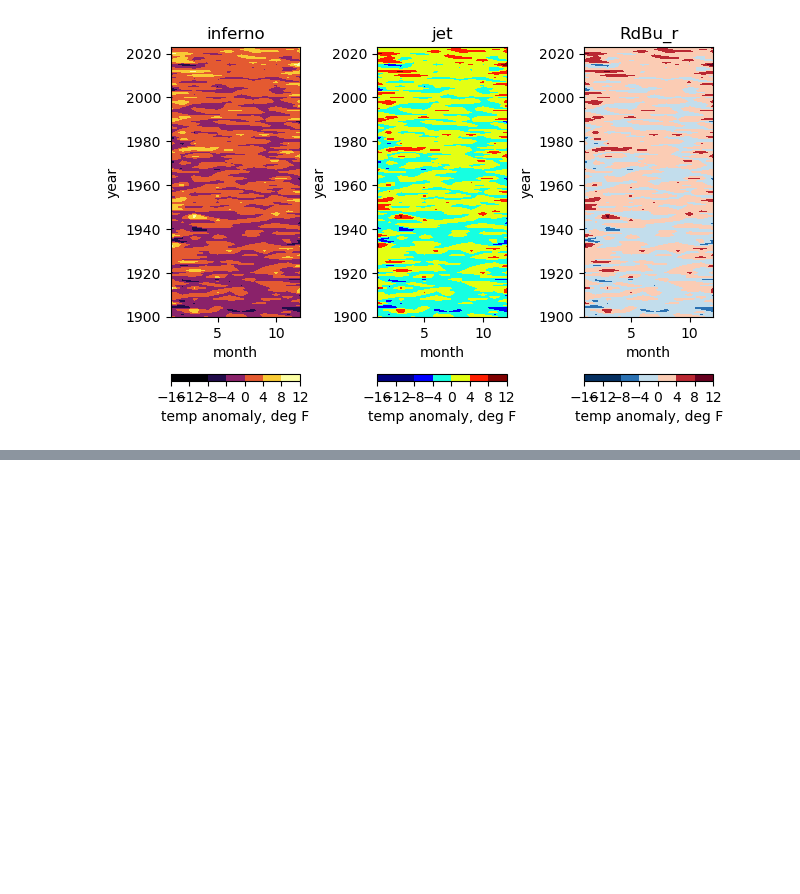
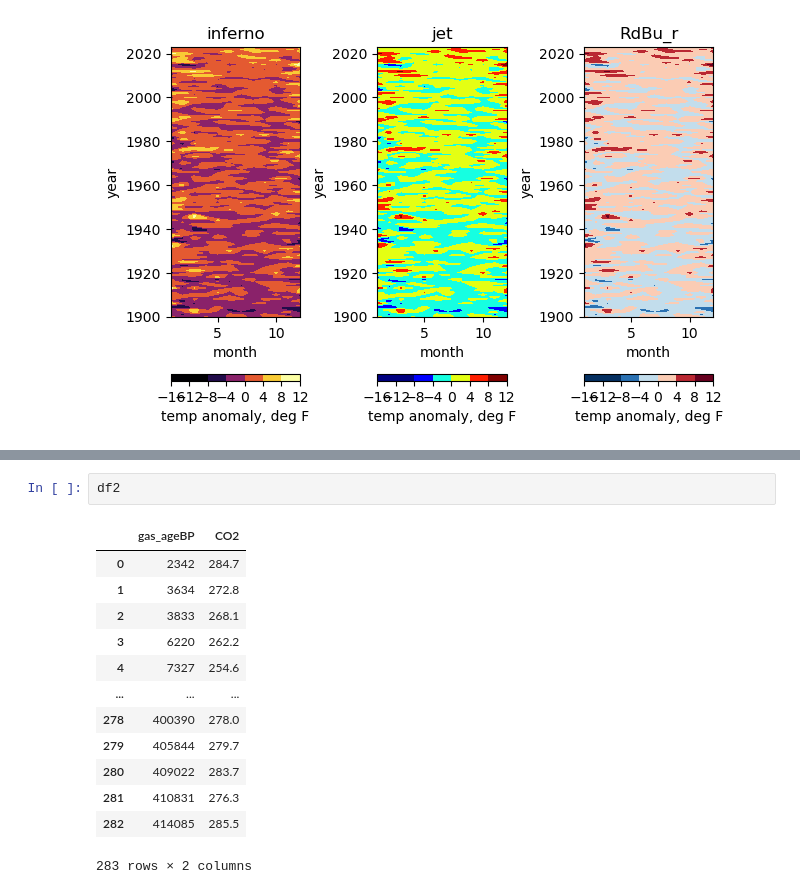
Before and after one commit to takaito1/EAS4821_S2024, a Jupyter notebook: scripts/advanced_matplotlib.ipynb, the cells around one changed output, grey strips where cells are left out. Cells and saved outputs as stored; diff of their text form; blank space fills up the shorter version.

```diff
--- a/scripts/advanced_matplotlib.ipynb
+++ b/scripts/advanced_matplotlib.ipynb
@@ -234,0 +264,16 @@ plt.savefig('temp_anomaly_3cmaps.pdf', bbox_inches='tight')
+# %%
+df2
+# %% [output]
+|  | gas_ageBP | CO2 |
+| 0 | 2342 | 284.7 |
+| 1 | 3634 | 272.8 |
+| 2 | 3833 | 268.1 |
+| 3 | 6220 | 262.2 |
+| 4 | 7327 | 254.6 |
+| ... | ... | ... |
+| 278 | 400390 | 278.0 |
+| 279 | 405844 | 279.7 |
+| 280 | 409022 | 283.7 |
+| 281 | 410831 | 276.3 |
+| 282 | 414085 | 285.5 |
+283 rows × 2 columns
```
Also changed, not shown: parts of 10 cells of this notebook.
